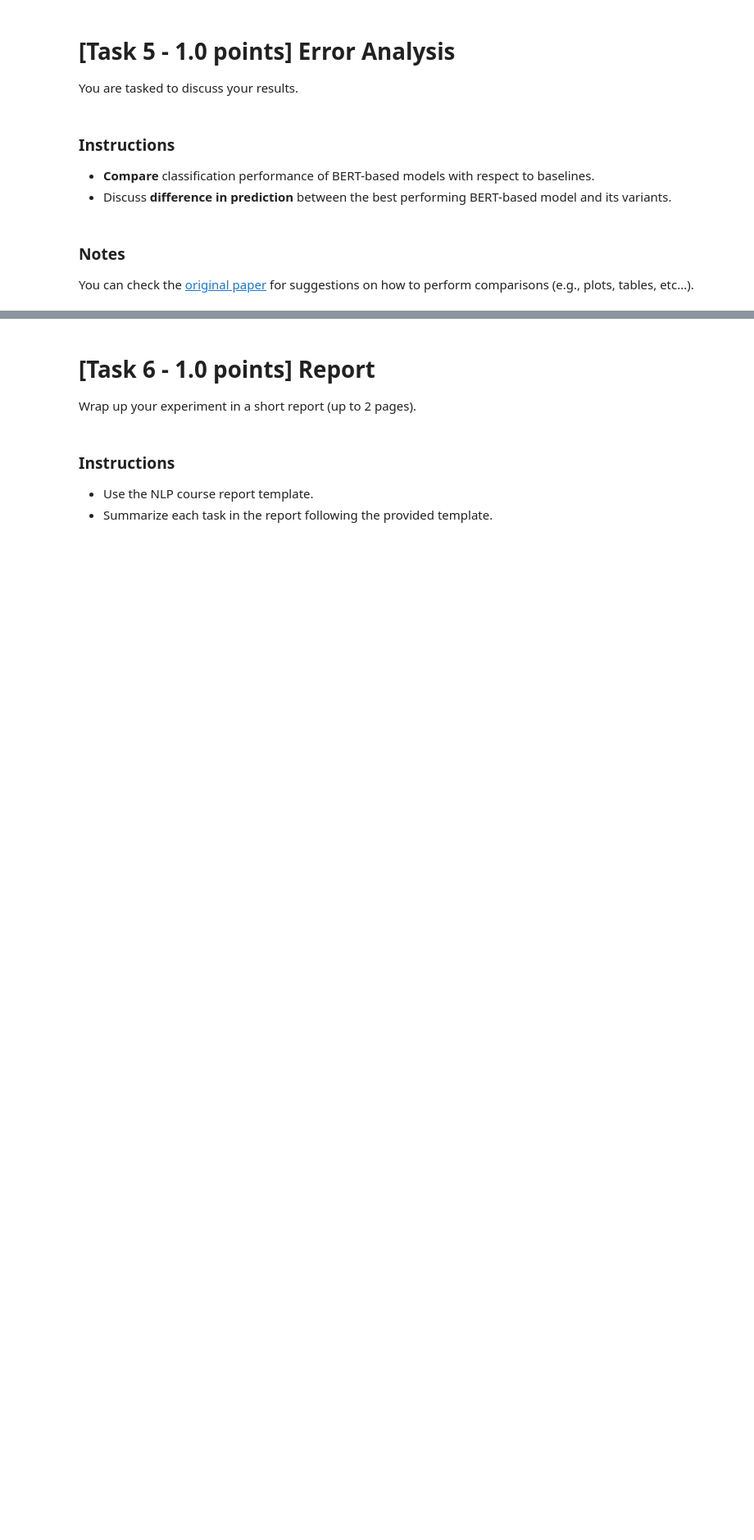
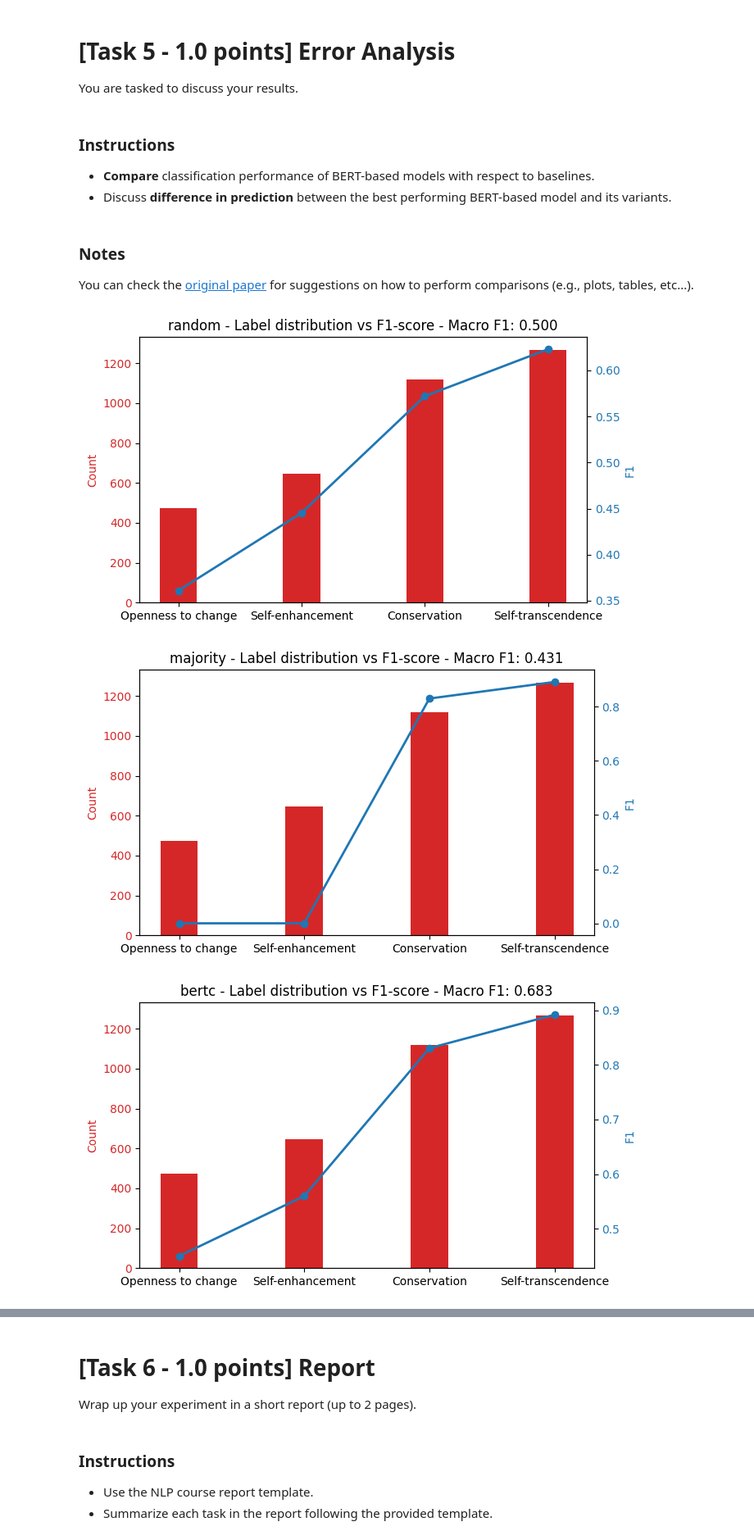
Before and after one commit to AndreaZecca/NLP-assignments, a Jupyter notebook: Assignment-2/Assignment2.ipynb, the cells around one changed output, grey strips where cells are left out. Shown at 82% size. Saved outputs shown, nothing was run; the diff lists cells and outputs as text; code cells hidden in the pictures; blank space fills up the shorter version.

```diff
--- a/Assignment-2/Assignment2.ipynb
+++ b/Assignment-2/Assignment2.ipynb
@@ -622,5 +567,3 @@ def train(model, train_loader, val_loader, loss_function, epochs, lr, weight_dec
     model.load_state_dict(best_model_tracker.best_state_dict)
 
     return best_model_tracker
-# %%
-train(bertcps_model, train_dataloader, val_dataloader, loss_function, 20, 0.001, 0.01, 0.1, 2)
@@ -708,4 +648,4 @@ def evaluate(model, loader, verbose=True):
             plt.ylabel('Precision')
             plt.show()
 
-        return f1s, macro_f1
+        return f1s, macro_f1, all_outputs, all_labels
@@ -744,5 +695,5 @@ warnings.filterwarnings('ignore')
 # %%
-seeds = [42, 69,  420]
+seeds = [42, 69, 420]
 
 results = {
     'random' : [],
@@ -752,7 +703,7 @@ results = {
     'bertcps' : []
 }
 
-EPOCHS = 10
+EPOCHS = 1#0
 INITIAL_LR = 0.01
 WEIGHT_DECAY = 0.01
 LR_DECAY_FACTOR = 0.1
@@ -761,6 +712,8 @@ HIDDEN_SIZE = 100
 DROPOUT = 0.2
 
 for seed in seeds:
+    print(f'{f"TRAINING WITH SEED {seed}":=^65}')
+    print()
     torch.manual_seed(seed)
     np.random.seed(seed)
 
@@ -777,12 +730,15 @@ for seed in seeds:
         np.random.seed(seed)
 
         if model_name.startswith('bert'):
-            train(model, train_dataloader, val_dataloader, loss_function, EPOCHS, INITIAL_LR, WEIGHT_DECAY, LR_DECAY_FACTOR, LR_DECAY_PATIENCE)
-
-        f1s, macro_f1 = evaluate(model, test_dataloader, verbose=False)
+            print(f'{f"Training model {model_name}":_^65}')
+            train(model, train_dataloader, val_dataloader, loss_function, EPOCHS, INITIAL_LR, WEIGHT_DECAY, LR_DECAY_FACTOR, LR_DECAY_PATIENCE, verbose=True)
+            print('\n\n')
+        f1s, macro_f1, all_outputs, all_labels = evaluate(model, test_dataloader, verbose=False)
         results[model_name].append({
             'f1s' : np.array(f1s),
-            'macro_f1' : macro_f1
+            'macro_f1' : macro_f1,
+            'all_outputs': all_outputs,
+            'all_labels': all_labels
         })
 
 for model_name, model_results in results.items():
@@ -825,3 +832,31 @@ You are tasked to discuss your results.
 ### Notes
 
 You can check the [original paper](https://aclanthology.org/2022.acl-long.306/) for suggestions on how to perform comparisons (e.g., plots, tables, etc...).
+# %%
+from sklearn.metrics import confusion_matrix
+import matplotlib.pyplot as plt
+
+labels_count = test_dataset.labels.sum(axis=0)
+
+
+for model_name in list(results.keys()):
+    model_results_all = results[model_name]
+    model_results_best = model_results_all[np.argmax([x['macro_f1'] for x in model_results_all])]
+    fig, ax1 = plt.subplots(figsize=(7,4))
+    ax1.set_title(f'{model_name} - Label distribution vs F1-score - Macro F1: {model_results_best["macro_f1"]:.3f}')
+    color = 'tab:red'
+    ax1.bar(TOUCHE_VALUES, labels_count, color=color, width=0.3)
+    ax1.set_xticklabels(TOUCHE_VALUES, rotation=0)
+    ax1.set_ylabel('Count', color=color)
+    ax1.tick_params(axis='y', labelcolor=color)
+    ax2 = ax1.twinx()
+    color = 'tab:blue'
+    ax2.plot(TOUCHE_VALUES, model_results_best['f1s'], color=color, linewidth=2, marker='o')
+    ax2.set_ylabel('F1', color=color)
+    ax2.tick_params(axis='y', labelcolor=color)
+    fig.tight_layout()
+    plt.show()
+# %% [output]
+[figure, added]
+[figure, added]
+[figure, added]
```
Also changed, not shown: parts of 12 cells of this notebook.
